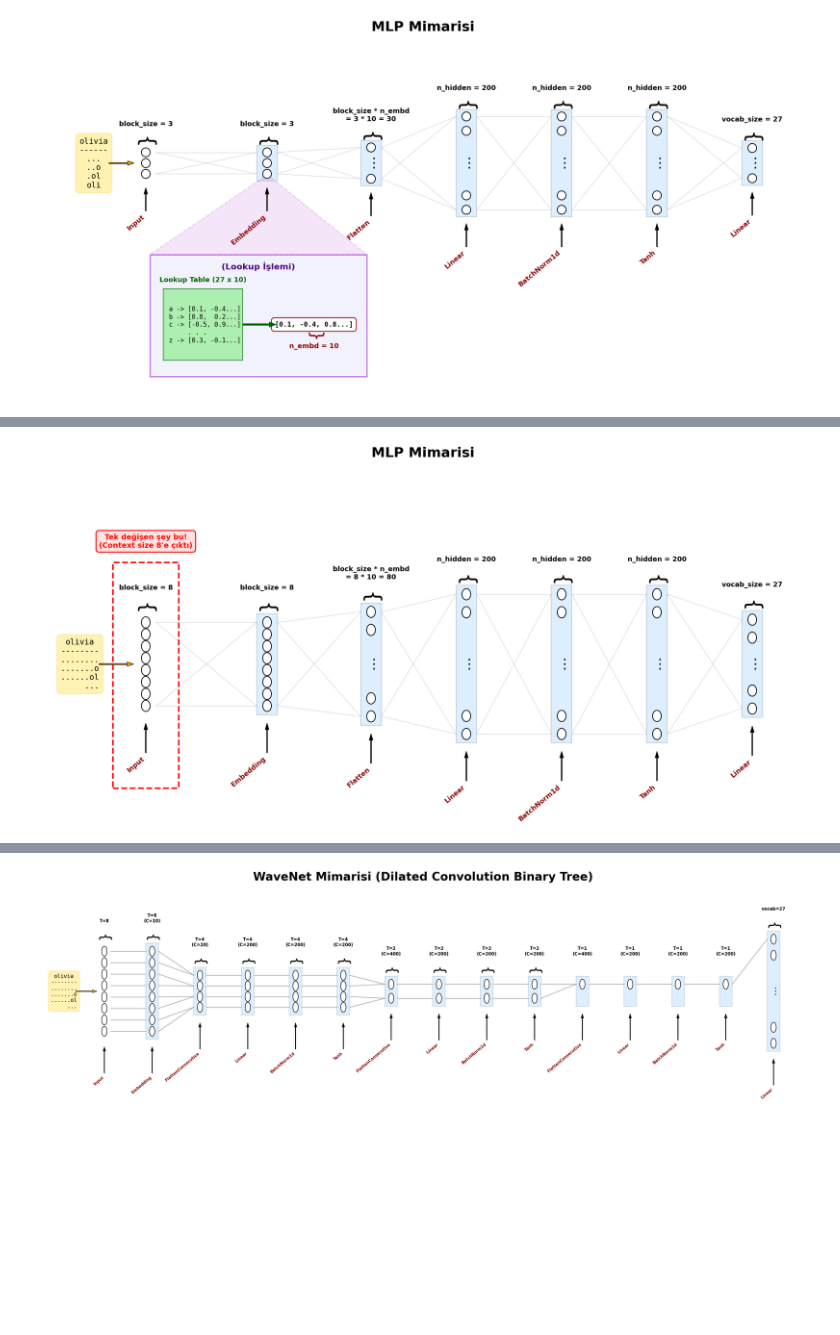
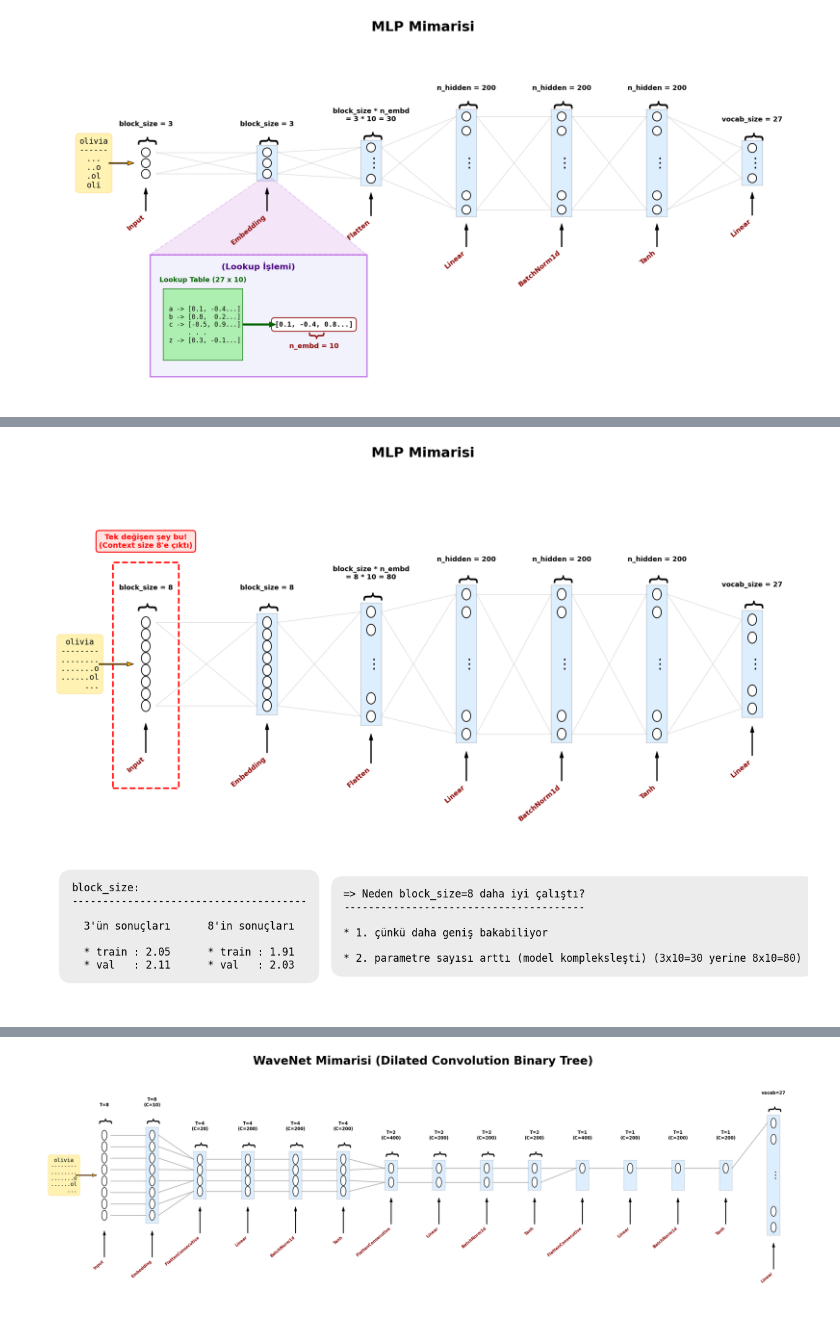
Before and after one commit to ecarmu/yz50_odevler, a Jupyter notebook: hafta-6/week_6.ipynb, the cells around one changed output, grey strips where cells are left out. Drawn from its saved outputs; the diff is of its cells as text; code cells hidden in the pictures; blank space fills up the shorter version.

```diff
--- a/hafta-6/week_6.ipynb
+++ b/hafta-6/week_6.ipynb
@@ -712,33 +711,71 @@ def visualize_nn_block8(layers, block_size=8, n_embd=10, n_hidden=200, vocab_siz
                 arrowprops=dict(facecolor='orange', shrink=0.05, width=2, headwidth=8))
 
     # --- 6. KATMANLAR ARASI BAĞLANTI ÇİZGİLERİ ---
     for i in range(len(layer_names) - 1):
         x = x_positions[i]
         next_x = x_positions[i+1]
 
         current_w = 1.2
         next_w = 1.2
 
         current_ys = [layer_y_positions[i][0], layer_y_positions[i][-1]]
         next_ys = [layer_y_positions[i+1][0], layer_y_positions[i+1][-1]]
 
         start_x = x + current_w/2
         end_x = next_x - next_w/2
 
         for y_start in current_ys:
             for y_end in next_ys:
                 ax.plot([start_x, end_x], [y_start, y_end], color='gray', alpha=0.3, lw=1)
 
     ax.set_xlim(-6.0, x_positions[-1] + 3)
     ax.set_ylim(-7.0, 8.5)
 
     plt.title("MLP Mimarisi", fontsize=26, fontweight='bold', pad=30)
     plt.show()
 
 # Kodu çalıştırıyoruz (block_size = 8 ile)
 visualize_nn_block8(layers, block_size=8, n_embd=n_embd, n_hidden=n_hidden, vocab_size=vocab_size)
+
+# Yüksekliği 4'ten 2.5'a düşürdük, dikey boşluk azaldı
+fig, ax = plt.subplots(figsize=(12, 2.5))
+
+# Eksenleri gizle
+ax.axis('off')
+
+# Şeffaf kutu stili (gri renk, saydamlık 0.15, yuvarlak köşeler)
+kutu_stili = dict(boxstyle="round,pad=1.2", facecolor="gray", alpha=0.15, edgecolor="none")
+
+# SOL KUTU
+sol_metin = (
+    "block_size:\n"
+    "--------------------------------------\n\n"
+    "  3'ün sonuçları      8'in sonuçları\n\n"
+    "  * train : 2.05      * train : 1.91\n"
+    "  * val   : 2.10      * val   : 2.03"
+)
+
+# SAĞ KUTU
+sag_metin = (
+    "=> Neden block_size=8 daha iyi çalıştı?\n"
+    "---------------------------------------\n\n"
+    "* 1. çünkü daha geniş bakabiliyor\n\n"
+    "* 2. parametre sayısı arttı (model kompleksleşti) (3x10=30 yerine 8x10=80)"
+)
+
+# Kutuları yerleştir
+ax.text(0.05, 0.5, sol_metin, fontsize=12, va='center', ha='left',
+        bbox=kutu_stili, fontfamily='monospace', color='black')
+
+ax.text(0.55, 0.5, sag_metin, fontsize=12, va='center', ha='left',
+        bbox=kutu_stili, fontfamily='monospace', color='black')
+
+# Kalan tüm dış kenar boşluklarını sıfırla (üstten/alttan paddingi atar)
+plt.tight_layout(pad=0)
+plt.show()
 # %% [output]
 [figure]
+[figure, added]
 # %%
 # Görev 3:
     ## WaveNet'i kur
```
Also changed, not shown: parts of 10 cells of this notebook.
